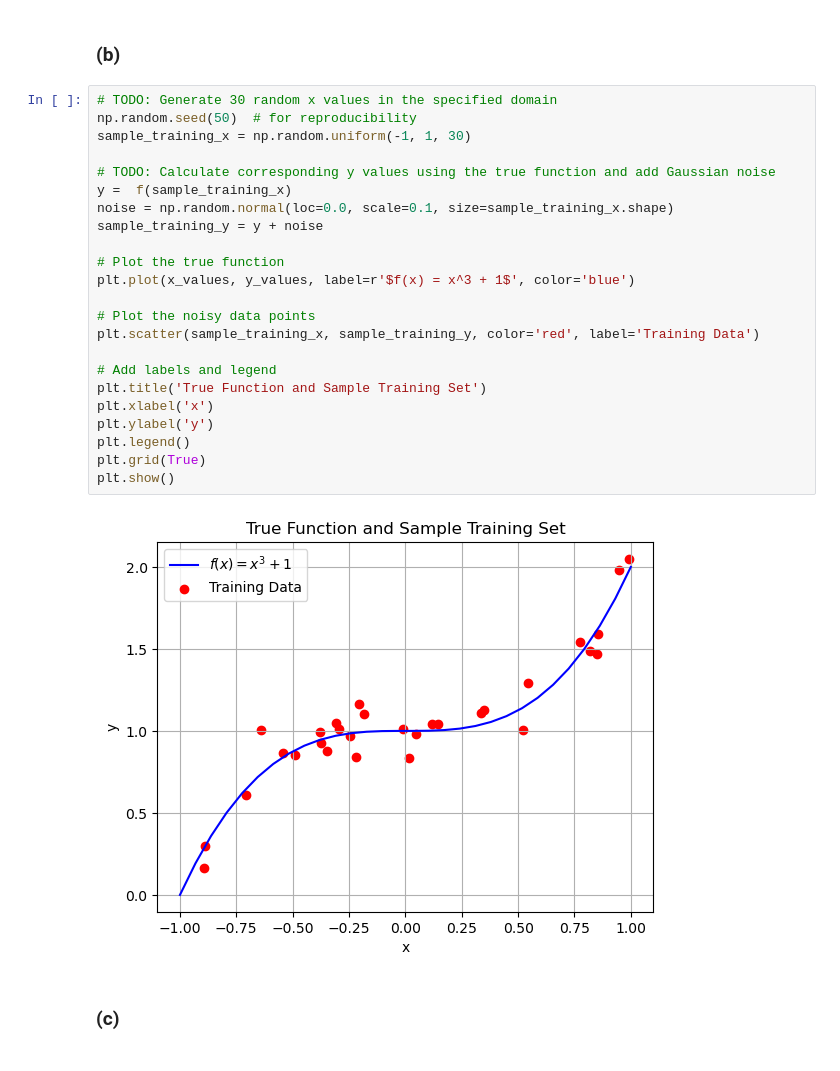
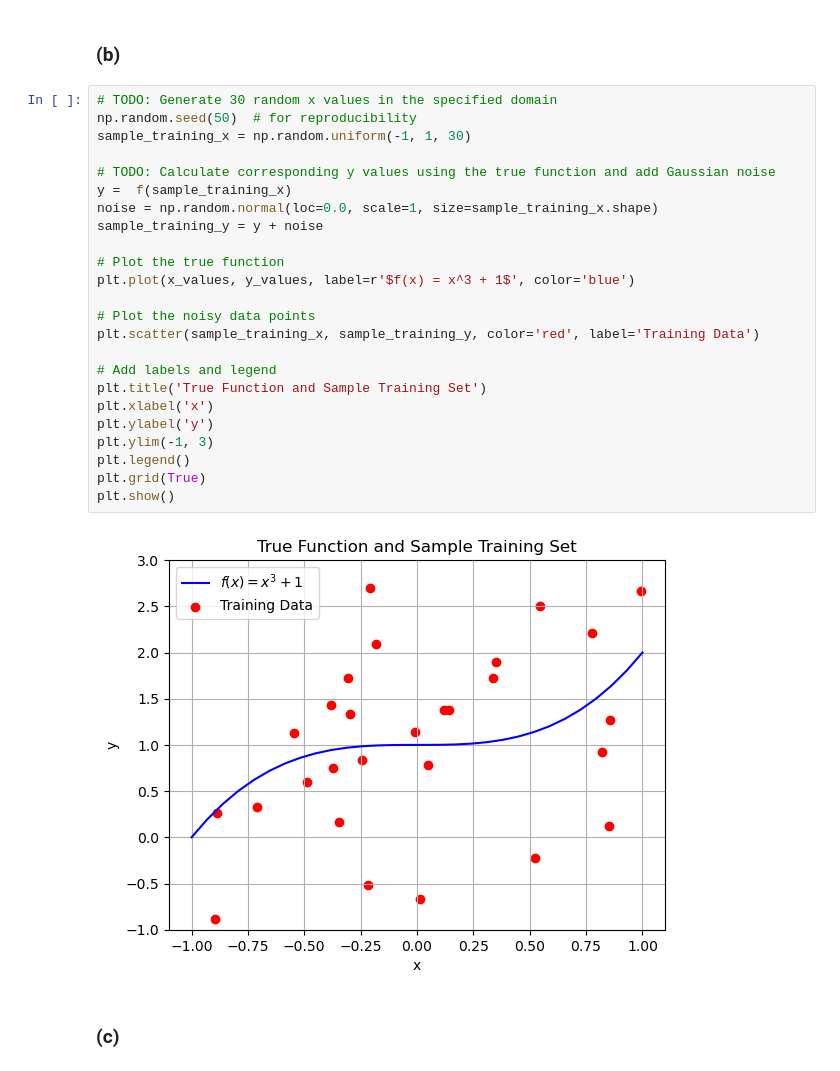
Before and after one commit to Krisna-Bou/COMP4702, a Jupyter notebook: w4.ipynb, the cells around one changed output. Cells and saved outputs as stored; diff of their text form.

```diff
--- a/w4.ipynb
+++ b/w4.ipynb
@@ -40,28 +41,29 @@ plt.show()
 # %%
 # TODO: Generate 30 random x values in the specified domain
 np.random.seed(50)  # for reproducibility
 sample_training_x = np.random.uniform(-1, 1, 30)
 
 # TODO: Calculate corresponding y values using the true function and add Gaussian noise
 y =  f(sample_training_x)
-noise = np.random.normal(loc=0.0, scale=0.1, size=sample_training_x.shape)
+noise = np.random.normal(loc=0.0, scale=1, size=sample_training_x.shape)
 sample_training_y = y + noise
 
 # Plot the true function
 plt.plot(x_values, y_values, label=r'$f(x) = x^3 + 1$', color='blue')
 
 # Plot the noisy data points
 plt.scatter(sample_training_x, sample_training_y, color='red', label='Training Data')
 
 # Add labels and legend
 plt.title('True Function and Sample Training Set')
 plt.xlabel('x')
 plt.ylabel('y')
+plt.ylim(-1, 3)
 plt.legend()
 plt.grid(True)
 plt.show()
 # %% [output]
-[figure, old version]
+[figure, new version]
 # %% [markdown]
 ### (c)
 # %%
```
Also changed, not shown: parts of 7 cells of this notebook, 2 other files.
